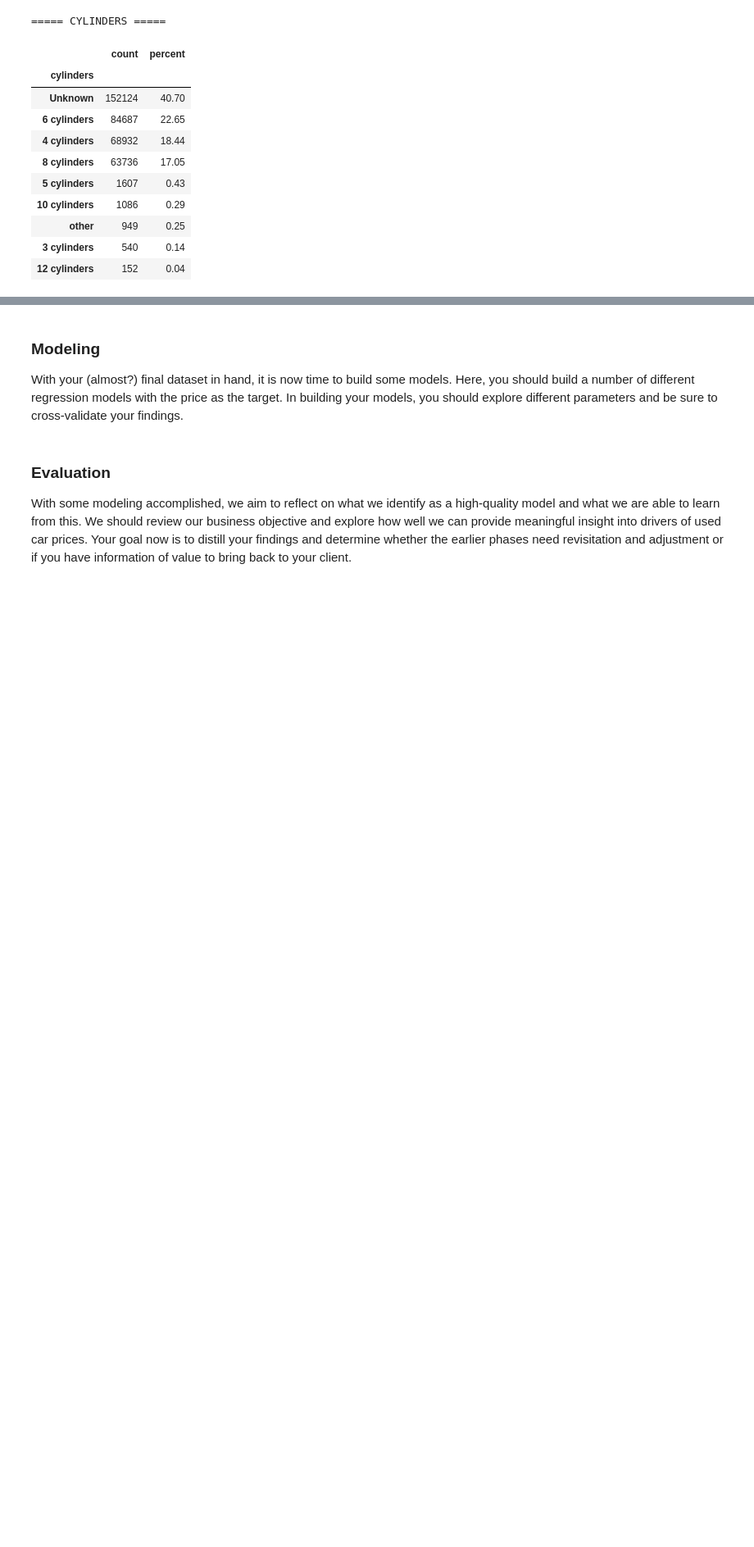
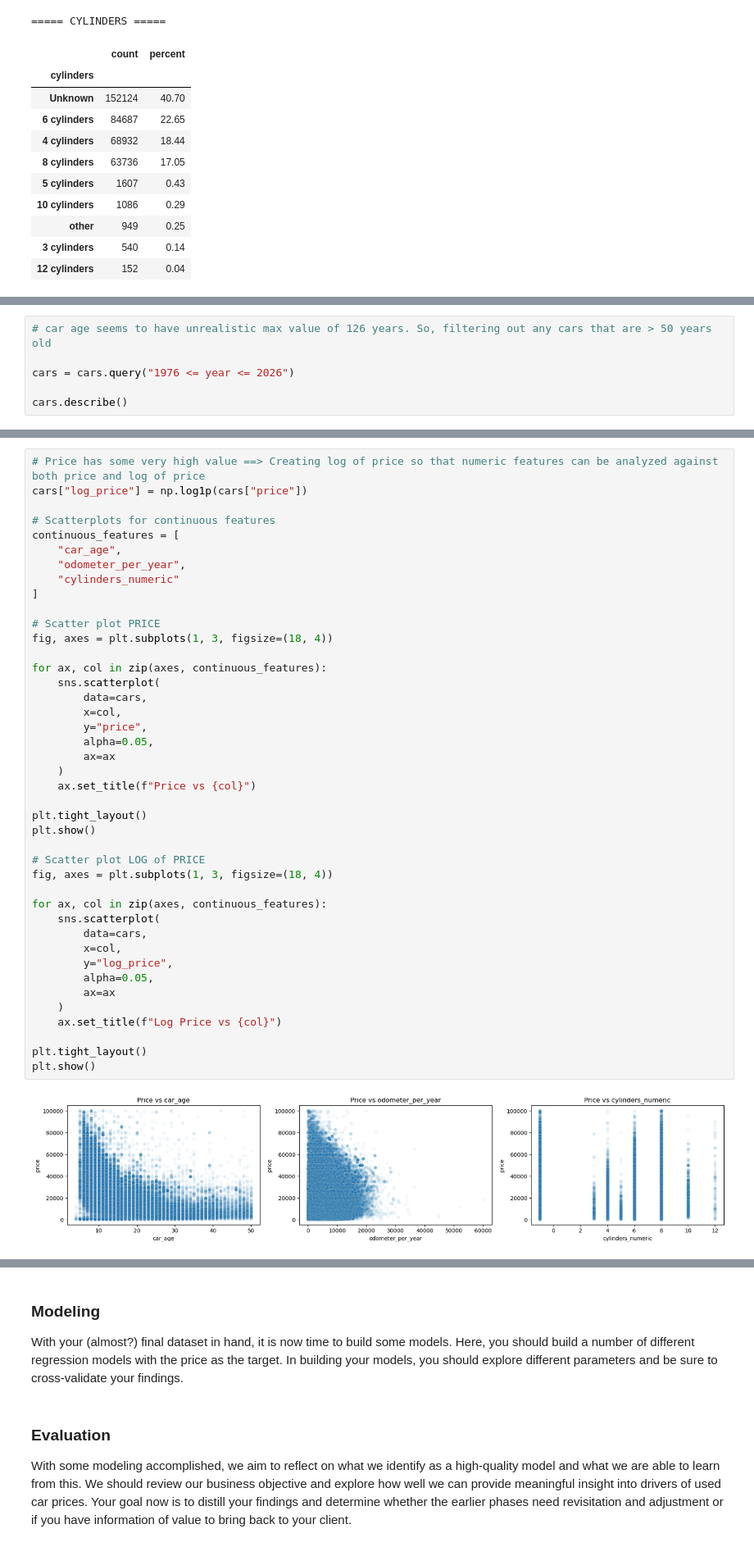
Before and after one commit to RT-Prog/ML_Learn_1, a Jupyter notebook: CarSalesPredictor/prompt_II.ipynb, the cells around one changed output, grey strips where cells are left out. Shown at 82% size. Cells and saved outputs as stored; diff of their text form; blank space fills up the shorter version.

```diff
--- a/CarSalesPredictor/prompt_II.ipynb
+++ b/CarSalesPredictor/prompt_II.ipynb
@@ -468,0 +517,6 @@ display(
+# %%
+# car age seems to have unrealistic max value of 126 years. So, filtering out any cars that are > 50 years old
+
+cars = cars.query("1976 <= year <= 2026")
+
+cars.describe()
@@ -468,0 +533,44 @@ display(
+# %%
+# Price has some very high value ==> Creating log of price so that numeric features can be analyzed against both price and log of price
+cars["log_price"] = np.log1p(cars["price"])
+
+# Scatterplots for continuous features
+continuous_features = [
+    "car_age",
+    "odometer_per_year",
+    "cylinders_numeric"
+]
+
+# Scatter plot PRICE
+fig, axes = plt.subplots(1, 3, figsize=(18, 4))
+
+for ax, col in zip(axes, continuous_features):
+    sns.scatterplot(
+        data=cars,
+        x=col,
+        y="price",
+        alpha=0.05,
+        ax=ax
+    )
+    ax.set_title(f"Price vs {col}")
+
+plt.tight_layout()
+plt.show()
+
+# Scatter plot LOG of PRICE
+fig, axes = plt.subplots(1, 3, figsize=(18, 4))
+
+for ax, col in zip(axes, continuous_features):
+    sns.scatterplot(
+        data=cars,
+        x=col,
+        y="log_price",
+        alpha=0.05,
+        ax=ax
+    )
+    ax.set_title(f"Log Price vs {col}")
+
+plt.tight_layout()
+plt.show()
+# %% [output]
+[figure, added]
```
Also changed, not shown: parts of 10 cells of this notebook.
